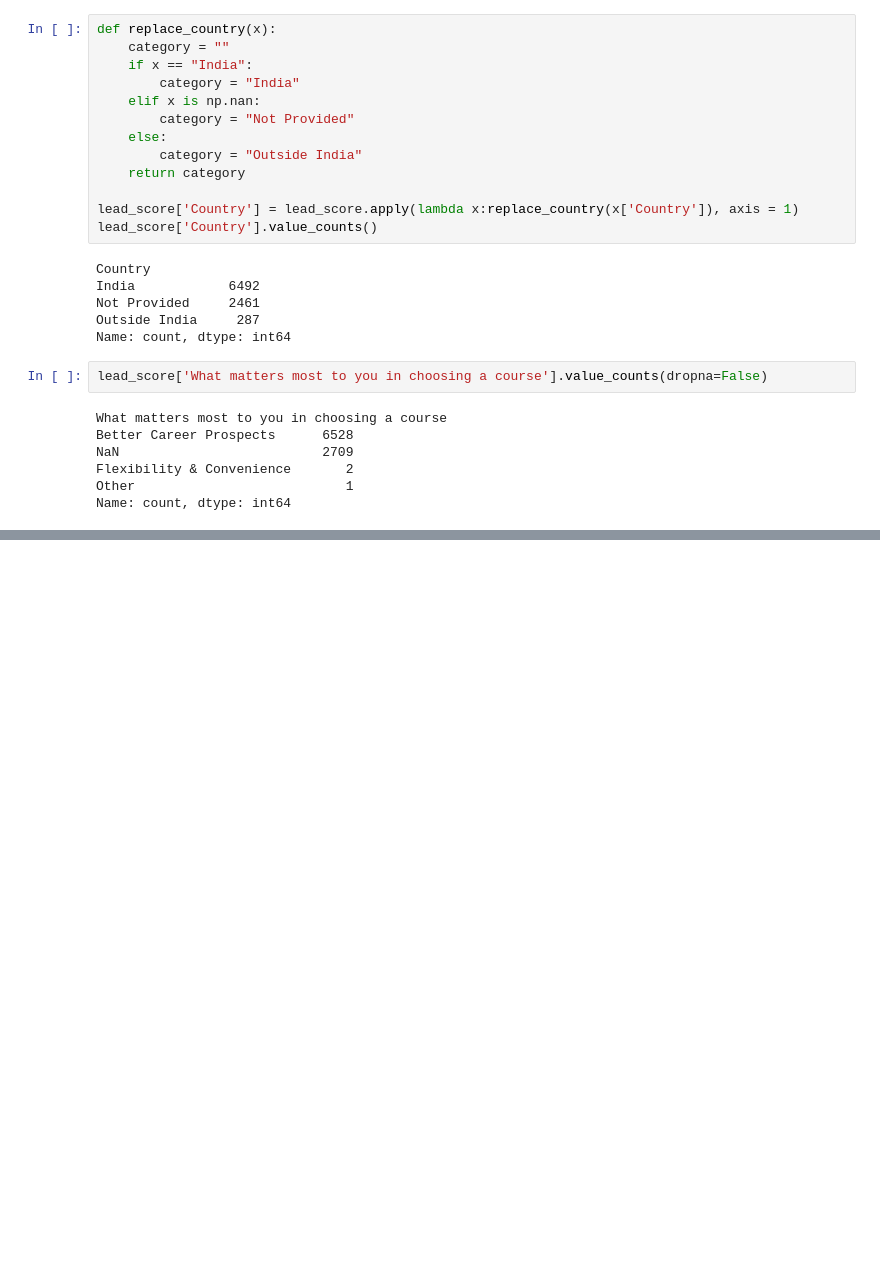
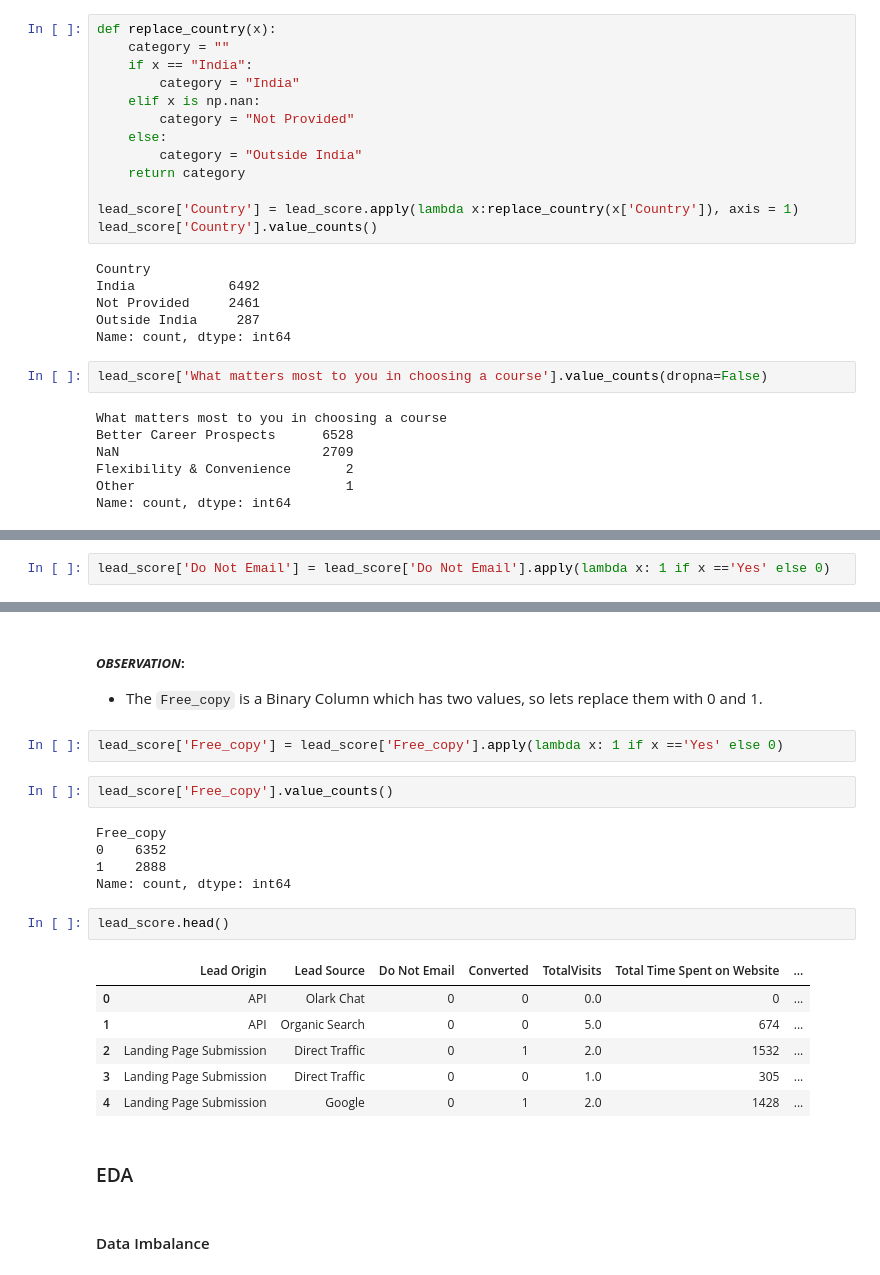
Before and after one commit to shivachandrakante/Lead-Scoring, a Jupyter notebook: Lead_Scoring_Assignment.ipynb, the cells around one changed output, grey strips where cells are left out. Cells and saved outputs as stored; diff of their text form; blank space fills up the shorter version.

Commit message:
completed data cleaning

```diff
--- a/Lead_Scoring_Assignment.ipynb
+++ b/Lead_Scoring_Assignment.ipynb
@@ -239,0 +707,2 @@ Name: count, dtype: int64
+# %%
+lead_score['Do Not Email'] = lead_score['Do Not Email'].apply(lambda x: 1 if x =='Yes' else 0)
@@ -239,0 +723,25 @@ Name: count, dtype: int64
+# %% [markdown]
+##### <b>*OBSERVATION*<b>:
+- The `Free_copy` is a Binary Column which has two values, so lets replace them with 0 and 1.
+# %%
+lead_score['Free_copy'] = lead_score['Free_copy'].apply(lambda x: 1 if x =='Yes' else 0)
+# %%
+lead_score['Free_copy'].value_counts()
+# %% [output]
+Free_copy
+0    6352
+1    2888
+Name: count, dtype: int64
+# %%
+lead_score.head()
+# %% [output]
+|  | Lead Origin | Lead Source | Do Not Email | Converted | TotalVisits | Total Time Spent on Website | ... |
+| 0 | API | Olark Chat | 0 | 0 | 0.0 | 0 | ... |
+| 1 | API | Organic Search | 0 | 0 | 5.0 | 674 | ... |
+| 2 | Landing Page Submission | Direct Traffic | 0 | 1 | 2.0 | 1532 | ... |
+| 3 | Landing Page Submission | Direct Traffic | 0 | 0 | 1.0 | 305 | ... |
+| 4 | Landing Page Submission | Google | 0 | 1 | 2.0 | 1428 | ... |
+# %% [markdown]
+### EDA
+# %% [markdown]
+#### Data Imbalance
```
Also changed, not shown: parts of 52 cells of this notebook.
